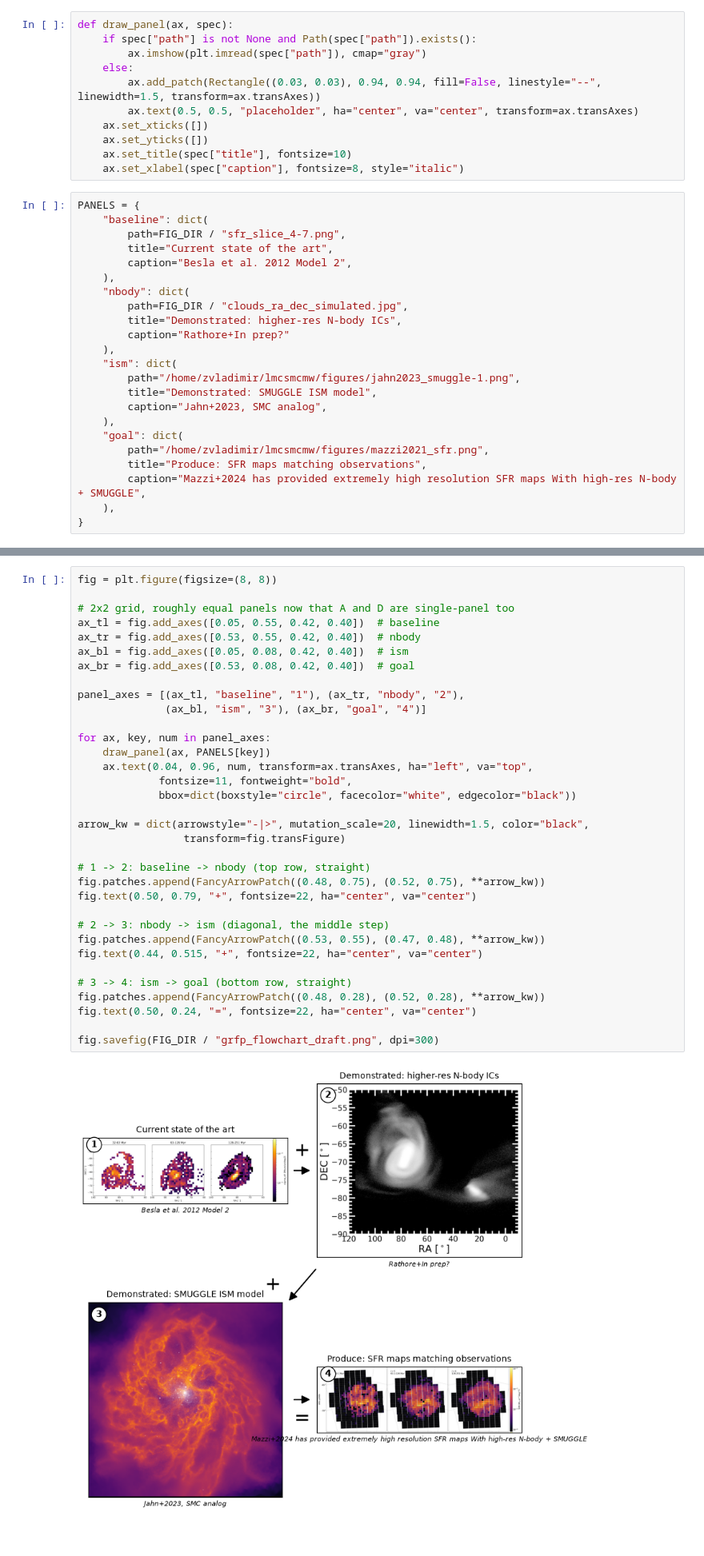
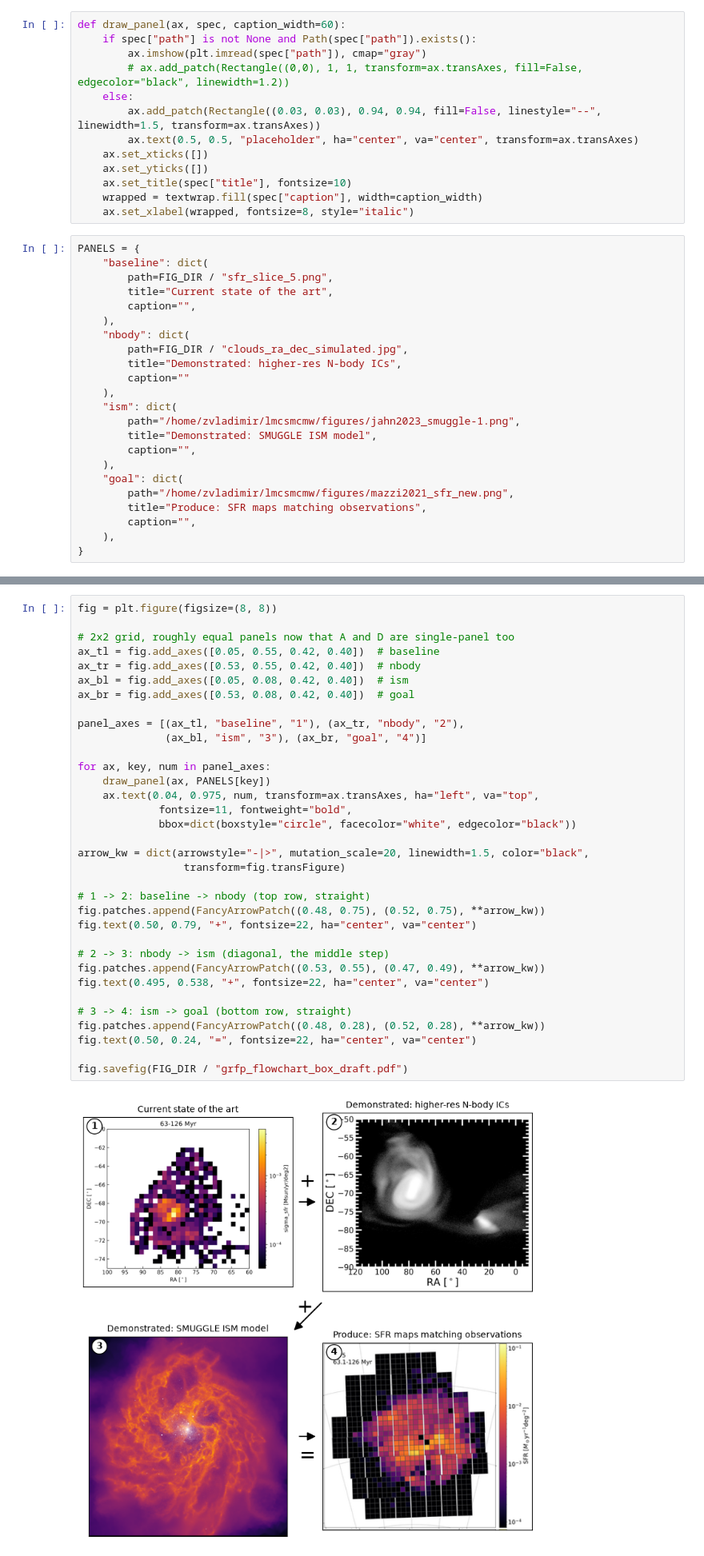
Before and after one commit to ZevVladimir/lmcsmcmw, a Jupyter notebook: notebooks/GRFP_flowchart_creator.ipynb, the cells around one changed output, grey strips where cells are left out. Shown at 80% size. Cells and saved outputs as stored; diff of their text form.

Commit message:
updated plotting for flowchart

```diff
--- a/notebooks/GRFP_flowchart_creator.ipynb
+++ b/notebooks/GRFP_flowchart_creator.ipynb
@@ -15,35 +17,37 @@ from matplotlib.patches import FancyArrowPatch, Rectangle
 FIG_DIR = Path("/home/zvladimir/lmcsmcmw/figures")
 # %%
-def draw_panel(ax, spec):
+def draw_panel(ax, spec, caption_width=60):
     if spec["path"] is not None and Path(spec["path"]).exists():
         ax.imshow(plt.imread(spec["path"]), cmap="gray")
+        # ax.add_patch(Rectangle((0,0), 1, 1, transform=ax.transAxes, fill=False, edgecolor="black", linewidth=1.2))
     else:
         ax.add_patch(Rectangle((0.03, 0.03), 0.94, 0.94, fill=False, linestyle="--", linewidth=1.5, transform=ax.transAxes))
         ax.text(0.5, 0.5, "placeholder", ha="center", va="center", transform=ax.transAxes)
     ax.set_xticks([])
     ax.set_yticks([])
     ax.set_title(spec["title"], fontsize=10)
-    ax.set_xlabel(spec["caption"], fontsize=8, style="italic")
+    wrapped = textwrap.fill(spec["caption"], width=caption_width)
+    ax.set_xlabel(wrapped, fontsize=8, style="italic")
 # %%
 PANELS = {
     "baseline": dict(
-        path=FIG_DIR / "sfr_slice_4-7.png",
+        path=FIG_DIR / "sfr_slice_5.png",
         title="Current state of the art",
-        caption="Besla et al. 2012 Model 2",
+        caption="",
     ),
     "nbody": dict(
         path=FIG_DIR / "clouds_ra_dec_simulated.jpg",
         title="Demonstrated: higher-res N-body ICs",
-        caption="Rathore+In prep?"
+        caption=""
     ),
     "ism": dict(
         path="/home/zvladimir/lmcsmcmw/figures/jahn2023_smuggle-1.png",
         title="Demonstrated: SMUGGLE ISM model",
-        caption="Jahn+2023, SMC analog",
+        caption="",
     ),
     "goal": dict(
-        path="/home/zvladimir/lmcsmcmw/figures/mazzi2021_sfr.png",
+        path="/home/zvladimir/lmcsmcmw/figures/mazzi2021_sfr_new.png",
         title="Produce: SFR maps matching observations",
-        caption="Mazzi+2024 has provided extremely high resolution SFR maps With high-res N-body + SMUGGLE",
+        caption="",
     ),
 }
@@ -75,35 +55,35 @@ fig.savefig(FIG_DIR / "grfp_flowchart_draft.png", dpi=300)
 fig = plt.figure(figsize=(8, 8))
 
 # 2x2 grid, roughly equal panels now that A and D are single-panel too
 ax_tl = fig.add_axes([0.05, 0.55, 0.42, 0.40])  # baseline
 ax_tr = fig.add_axes([0.53, 0.55, 0.42, 0.40])  # nbody
 ax_bl = fig.add_axes([0.05, 0.08, 0.42, 0.40])  # ism
 ax_br = fig.add_axes([0.53, 0.08, 0.42, 0.40])  # goal
 
 panel_axes = [(ax_tl, "baseline", "1"), (ax_tr, "nbody", "2"),
               (ax_bl, "ism", "3"), (ax_br, "goal", "4")]
 
 for ax, key, num in panel_axes:
     draw_panel(ax, PANELS[key])
-    ax.text(0.04, 0.96, num, transform=ax.transAxes, ha="left", va="top",
+    ax.text(0.04, 0.975, num, transform=ax.transAxes, ha="left", va="top",
              fontsize=11, fontweight="bold",
              bbox=dict(boxstyle="circle", facecolor="white", edgecolor="black"))
 
 arrow_kw = dict(arrowstyle="-|>", mutation_scale=20, linewidth=1.5, color="black",
                  transform=fig.transFigure)
 
 # 1 -> 2: baseline -> nbody (top row, straight)
 fig.patches.append(FancyArrowPatch((0.48, 0.75), (0.52, 0.75), **arrow_kw))
 fig.text(0.50, 0.79, "+", fontsize=22, ha="center", va="center")
 
 # 2 -> 3: nbody -> ism (diagonal, the middle step)
-fig.patches.append(FancyArrowPatch((0.53, 0.55), (0.47, 0.48), **arrow_kw))
-fig.text(0.44, 0.515, "+", fontsize=22, ha="center", va="center")
+fig.patches.append(FancyArrowPatch((0.53, 0.55), (0.47, 0.49), **arrow_kw))
+fig.text(0.495, 0.538, "+", fontsize=22, ha="center", va="center")
 
 # 3 -> 4: ism -> goal (bottom row, straight)
 fig.patches.append(FancyArrowPatch((0.48, 0.28), (0.52, 0.28), **arrow_kw))
 fig.text(0.50, 0.24, "=", fontsize=22, ha="center", va="center")
 
-fig.savefig(FIG_DIR / "grfp_flowchart_draft.png", dpi=300)
+fig.savefig(FIG_DIR / "grfp_flowchart_box_draft.pdf")
 # %% [output]
-[figure, old version]
+[figure, new version]
```
Also changed, not shown: parts of 3 cells of this notebook, 1 other file.
